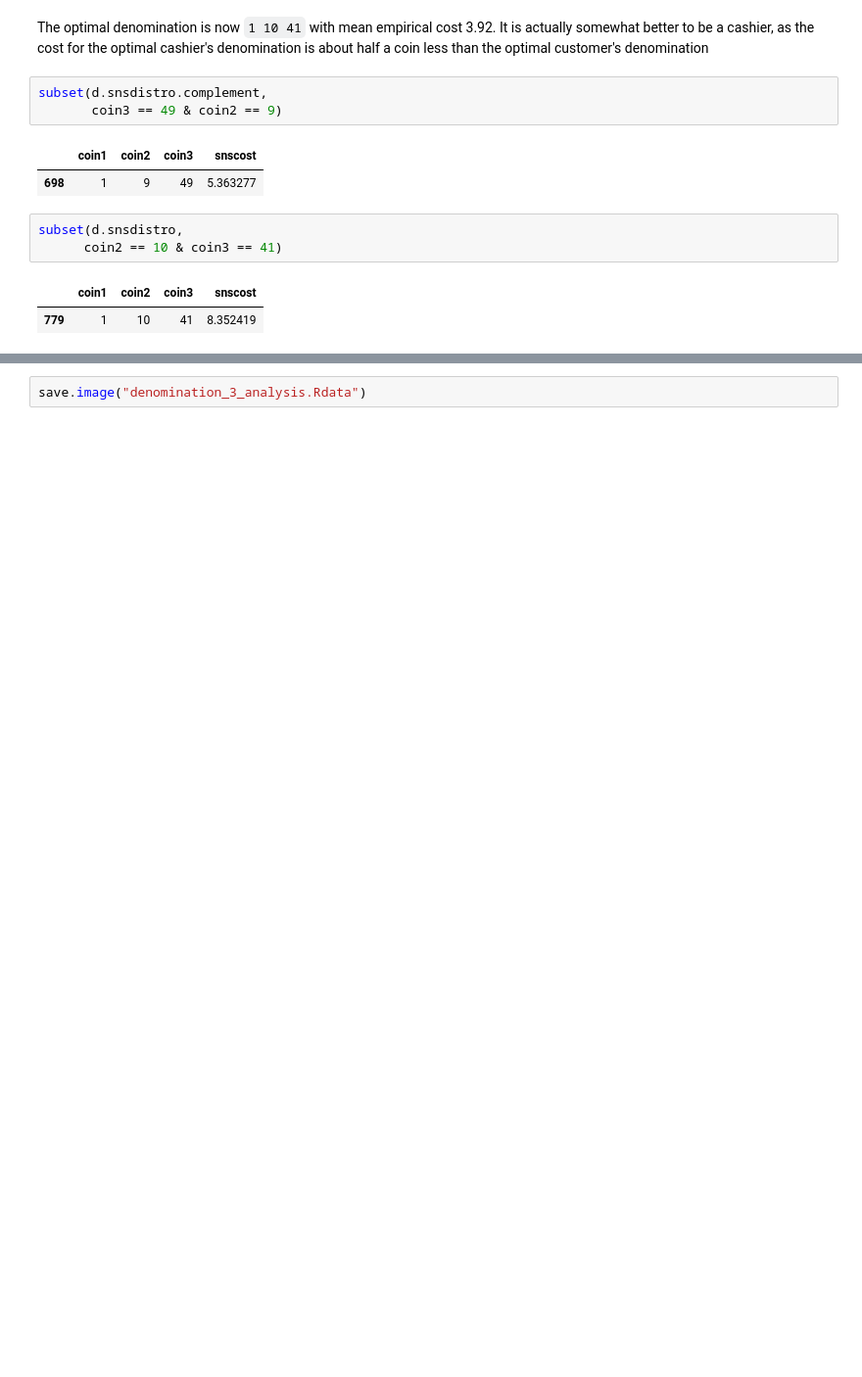
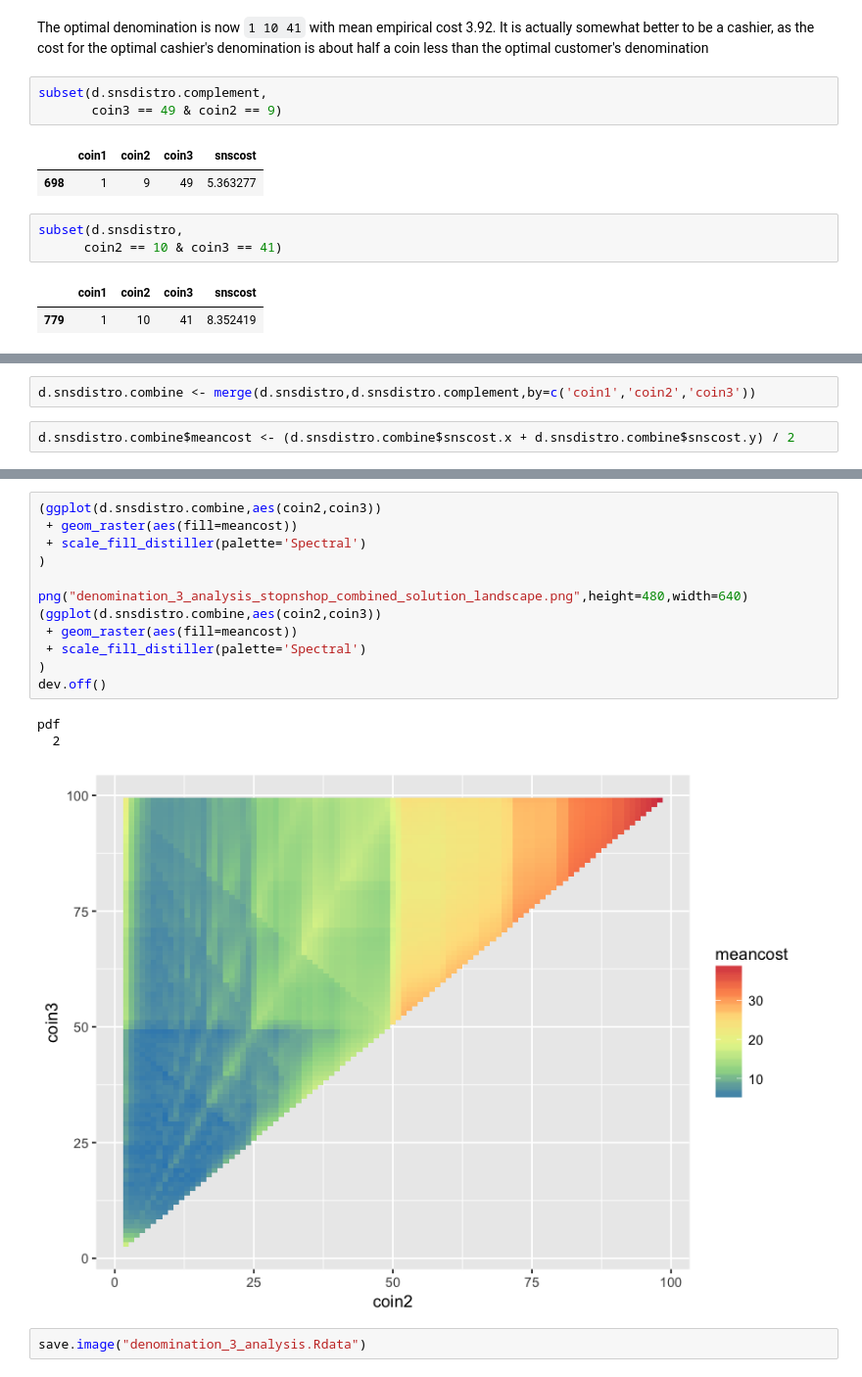
Before and after one commit to kbseah/changer-ranger, a Jupyter notebook: denomination_3_analysis.ipynb, the cells around one changed output, grey strips where cells are left out. Shown at 98% size. Saved outputs shown, nothing was run; the diff lists cells and outputs as text; blank space fills up the shorter version.

```diff
--- a/denomination_3_analysis.ipynb
+++ b/denomination_3_analysis.ipynb
@@ -388,0 +393,4 @@ subset(d.snsdistro,
+# %%
+d.snsdistro.combine <- merge(d.snsdistro,d.snsdistro.complement,by=c('coin1','coin2','coin3'))
+# %%
+d.snsdistro.combine$meancost <- (d.snsdistro.combine$snscost.x + d.snsdistro.combine$snscost.y) / 2
@@ -389,2 +417,18 @@ subset(d.snsdistro,
+# %%
+(ggplot(d.snsdistro.combine,aes(coin2,coin3))
+ + geom_raster(aes(fill=meancost))
+ + scale_fill_distiller(palette='Spectral')
+)
+
+png("denomination_3_analysis_stopnshop_combined_solution_landscape.png",height=480,width=640)
+(ggplot(d.snsdistro.combine,aes(coin2,coin3))
+ + geom_raster(aes(fill=meancost))
+ + scale_fill_distiller(palette='Spectral')
+)
+dev.off()
+# %% [output]
+pdf
+  2
+[figure, added]
 # %%
 save.image("denomination_3_analysis.Rdata")
```
Also changed, not shown: parts of 9 cells of this notebook, 4 other files.
